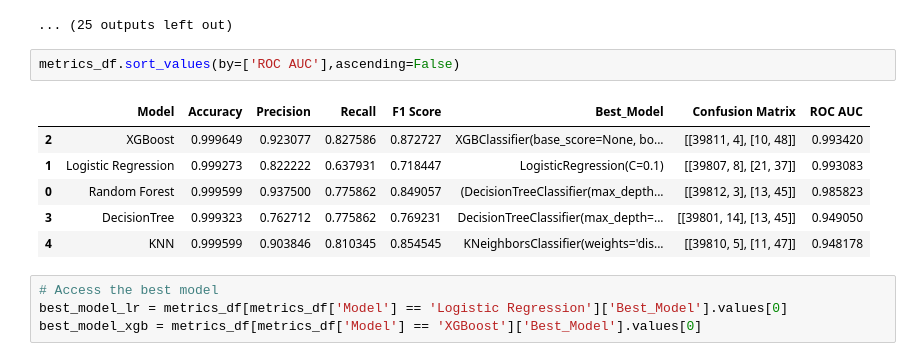
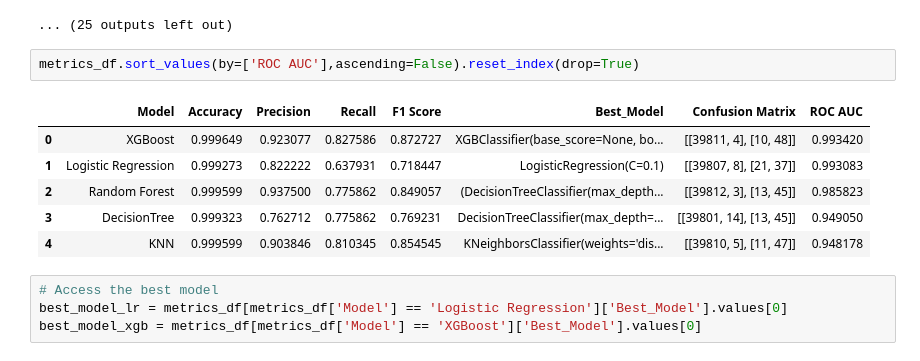
Before and after one commit to shajivmasters/Credit_Card_Fraud_Detection, a Jupyter notebook: Credit_card_fraud_detection_Starter_code+.ipynb, the cells around one changed output. Drawn from its saved outputs; the diff is of its cells as text.

```diff
--- a/Credit_card_fraud_detection_Starter_code+.ipynb
+++ b/Credit_card_fraud_detection_Starter_code+.ipynb
@@ -516,12 +516,12 @@ The CV results for the model LogisticRegression()
 2 rows × 21 columns
 ... (25 outputs left out)
 # %%
-metrics_df.sort_values(by=['ROC AUC'],ascending=False)
+metrics_df.sort_values(by=['ROC AUC'],ascending=False).reset_index(drop=True)
 # %% [output]
 |  | Model | Accuracy | Precision | Recall | F1 Score | Best_Model | Confusion Matrix | ROC AUC |
-| 2 | XGBoost | 0.999649 | 0.923077 | 0.827586 | 0.872727 | XGBClassifier(base_score=None, bo... | [[39811, 4], [10, 48]] | 0.993420 |
+| 0 | XGBoost | 0.999649 | 0.923077 | 0.827586 | 0.872727 | XGBClassifier(base_score=None, bo... | [[39811, 4], [10, 48]] | 0.993420 |
 | 1 | Logistic Regression | 0.999273 | 0.822222 | 0.637931 | 0.718447 | LogisticRegression(C=0.1) | [[39807, 8], [21, 37]] | 0.993083 |
-| 0 | Random Forest | 0.999599 | 0.937500 | 0.775862 | 0.849057 | (DecisionTreeClassifier(max_depth... | [[39812, 3], [13, 45]] | 0.985823 |
+| 2 | Random Forest | 0.999599 | 0.937500 | 0.775862 | 0.849057 | (DecisionTreeClassifier(max_depth... | [[39812, 3], [13, 45]] | 0.985823 |
 | 3 | DecisionTree | 0.999323 | 0.762712 | 0.775862 | 0.769231 | DecisionTreeClassifier(max_depth=... | [[39801, 14], [13, 45]] | 0.949050 |
 | 4 | KNN | 0.999599 | 0.903846 | 0.810345 | 0.854545 | KNeighborsClassifier(weights='dis... | [[39810, 5], [11, 47]] | 0.948178 |
 # %%
```
